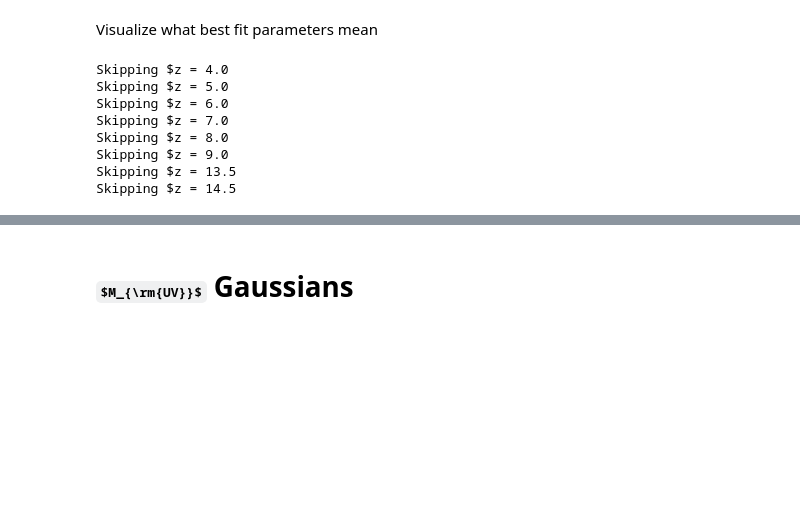
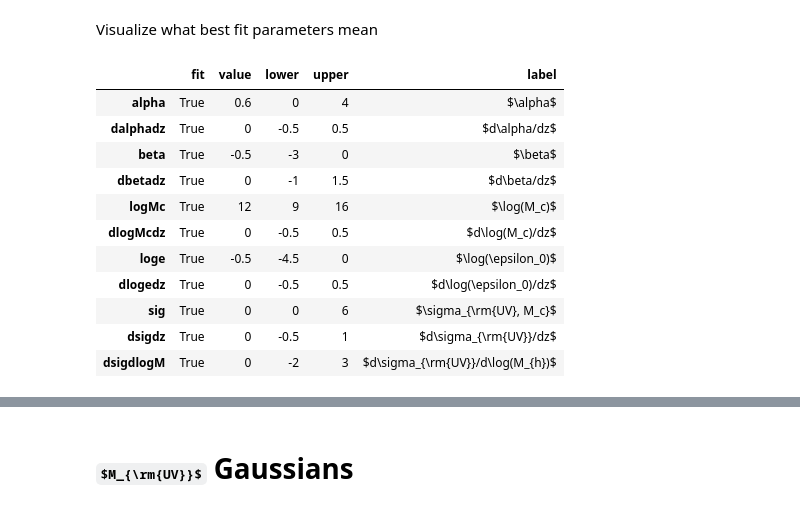
Before and after one commit to ebregou/modeling_stochasticity, a Jupyter notebook: notebooks/visualize_results.ipynb, the cells around one changed output, grey strips where cells are left out. Cells and saved outputs as stored; diff of their text form; code cells hidden in the pictures; some formulas as TeX source; blank space fills up the shorter version.

```diff
--- a/notebooks/visualize_results.ipynb
+++ b/notebooks/visualize_results.ipynb
@@ -11,18 +11,15 @@ from matplotlib.colors import BoundaryNorm
 from matplotlib.cm import ScalarMappable
 from astropy import units as u
 # %%
-file_names = ['/Users/eb35267/Desktop/code/home/data/Donnan24_GAL.txt',
+file_names = ['/Users/eb35267/Desktop/code/home/data/Bouwens2021_low_z.txt',
+    '/Users/eb35267/Desktop/code/home/data/Donnan24_GAL.txt',
              '/Users/eb35267/Desktop/code/home/data/Mcleod_24.txt',
-             '/Users/eb35267/Desktop/code/home/data/Bouwens2021_fixed.txt']
-data_labels = ['Donnan+24', 'McLeod+24', 'Bouwens+21']
-sorted_data = edata.get_sorted(file_names, data_labels, include_zs=[10, 11, 12.5])
+             '/Users/eb35267/Desktop/code/home/data/Adams+25.txt',
+             '/Users/eb35267/Desktop/code/home/data/Weibel+25.txt']
+data_labels = ['Bouwens+21',
+               'Donnan+24',
+                'McLeod+24',
+               'Adams+25',
+               'Weibel+25']
+sorted_data = edata.get_sorted(file_names, data_labels)
-# %% [output]
-Skipping $z = 4.0
-Skipping $z = 5.0
-Skipping $z = 6.0
-Skipping $z = 7.0
-Skipping $z = 8.0
-Skipping $z = 9.0
-Skipping $z = 13.5
-Skipping $z = 14.5
 # %%
@@ -31,3 +27,18 @@ params = eMCMC.build_param_data({'dsigdz': {'fit': False, 'value': 0}, 'dalphadz
 # %%
 my_UVLF = eMCMC.UVLF(sorted_data, params)
+# %%
+eMCMC.get_default_df()
+# %% [output]
+|  | fit | value | lower | upper | label |
+| alpha | True | 0.6 | 0 | 4 | $\alpha$ |
+| dalphadz | True | 0 | -0.5 | 0.5 | $d\alpha/dz$ |
+| beta | True | -0.5 | -3 | 0 | $\beta$ |
+| dbetadz | True | 0 | -1 | 1.5 | $d\beta/dz$ |
+| logMc | True | 12 | 9 | 16 | $\log(M_c)$ |
+| dlogMcdz | True | 0 | -0.5 | 0.5 | $d\log(M_c)/dz$ |
+| loge | True | -0.5 | -4.5 | 0 | $\log(\epsilon_0)$ |
+| dlogedz | True | 0 | -0.5 | 0.5 | $d\log(\epsilon_0)/dz$ |
+| sig | True | 0 | 0 | 6 | $\sigma_{\rm{UV}, M_c}$ |
+| dsigdz | True | 0 | -0.5 | 1 | $d\sigma_{\rm{UV}}/dz$ |
+| dsigdlogM | True | 0 | -2 | 3 | $d\sigma_{\rm{UV}}/d\log(M_{h})$ |
 # %%
```
Also changed, not shown: parts of 20 cells of this notebook, 20 other files.
